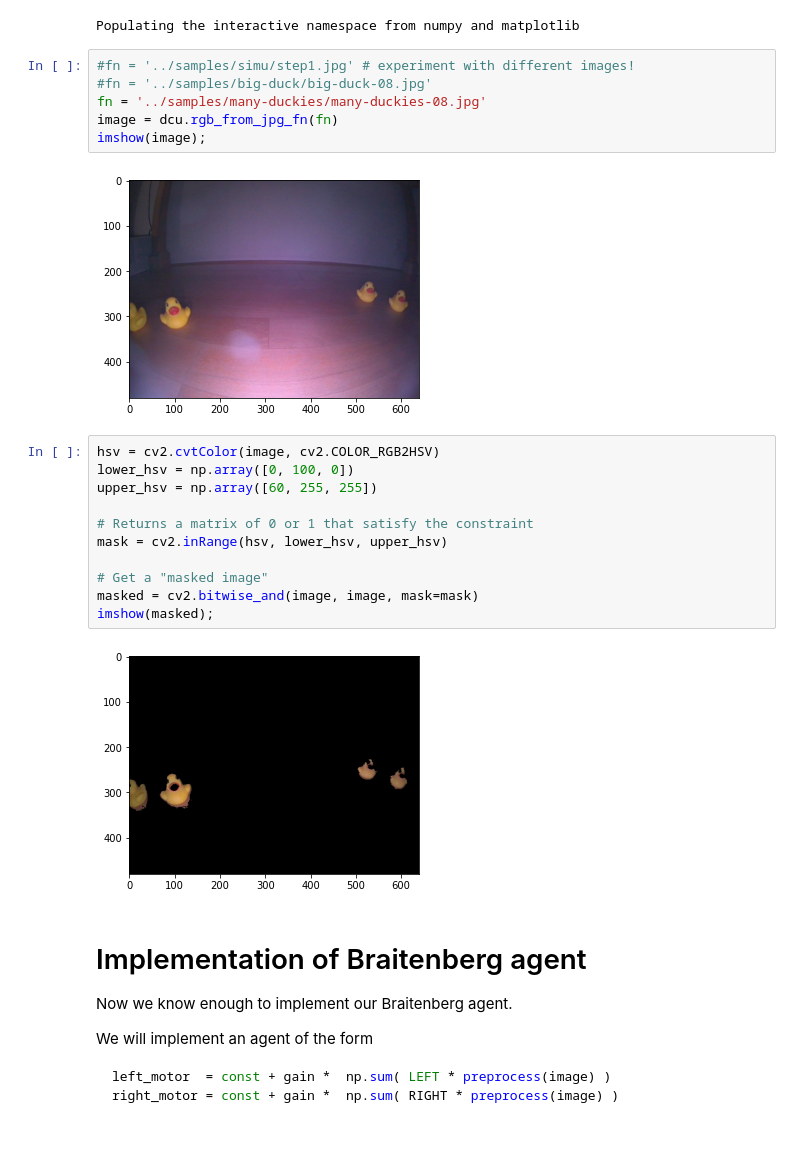
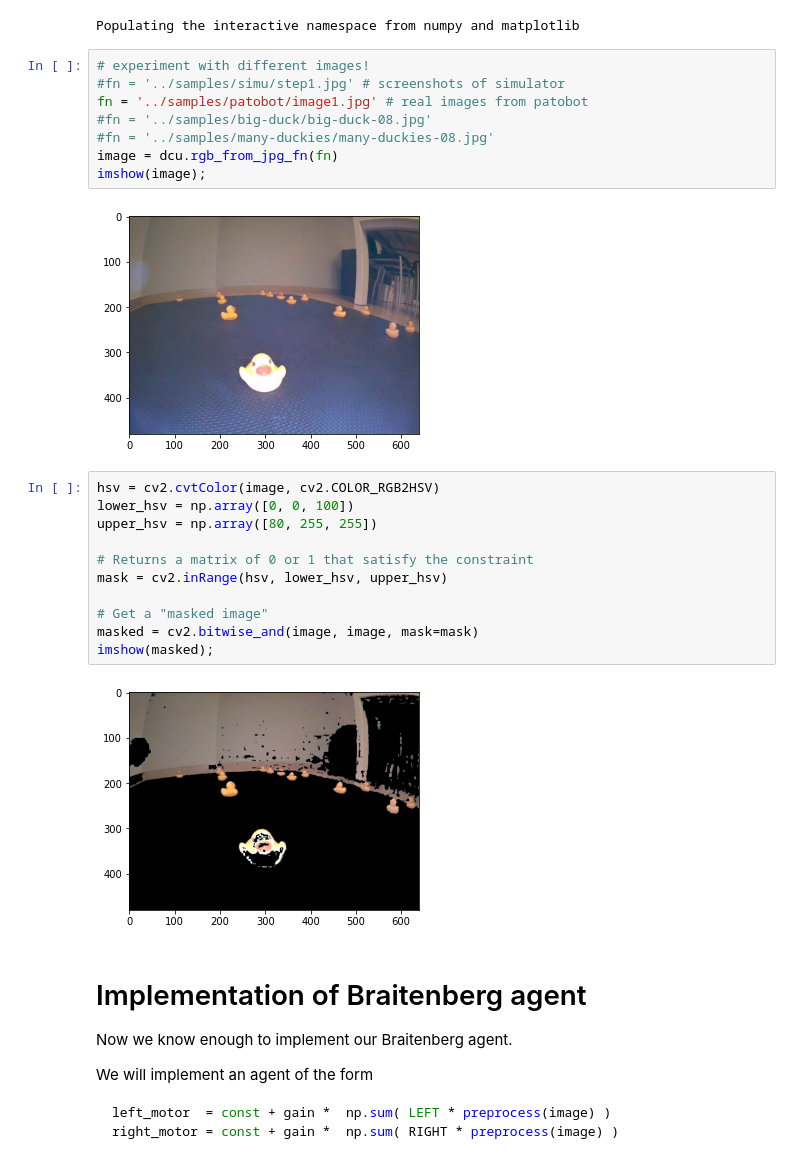
Before and after one commit to mhered/mooc-exercises, a Jupyter notebook: braitenberg/solution/braitenberg-MH.ipynb, the cells around one changed output. Drawn from its saved outputs; the diff is of its cells as text.

```diff
--- a/braitenberg/solution/braitenberg-MH.ipynb
+++ b/braitenberg/solution/braitenberg-MH.ipynb
@@ -15,17 +15,19 @@ INFO:typing:version: 6.1.8
 INFO:conf_tools:conf_tools 6.0.2
 Populating the interactive namespace from numpy and matplotlib
 # %%
-#fn = '../samples/simu/step1.jpg' # experiment with different images!
+# experiment with different images!
+#fn = '../samples/simu/step1.jpg' # screenshots of simulator
+fn = '../samples/patobot/image1.jpg' # real images from patobot
 #fn = '../samples/big-duck/big-duck-08.jpg'
-fn = '../samples/many-duckies/many-duckies-08.jpg'
+#fn = '../samples/many-duckies/many-duckies-08.jpg'
 image = dcu.rgb_from_jpg_fn(fn)
 imshow(image);
 # %% [output]
-[figure, old version]
+[figure, new version]
 # %%
 hsv = cv2.cvtColor(image, cv2.COLOR_RGB2HSV)
-lower_hsv = np.array([0, 100, 0])
-upper_hsv = np.array([60, 255, 255])
+lower_hsv = np.array([0, 0, 100])
+upper_hsv = np.array([80, 255, 255])
 
 # Returns a matrix of 0 or 1 that satisfy the constraint
 mask = cv2.inRange(hsv, lower_hsv, upper_hsv)
@@ -34,7 +36,7 @@ mask = cv2.inRange(hsv, lower_hsv, upper_hsv)
 masked = cv2.bitwise_and(image, image, mask=mask)
 imshow(masked);
 # %% [output]
-[figure, old version]
+[figure, new version]
 # %% [markdown]
 # Implementation of Braitenberg agent
 
```
Also changed, not shown: parts of 1 cell of this notebook, 5 other files.
